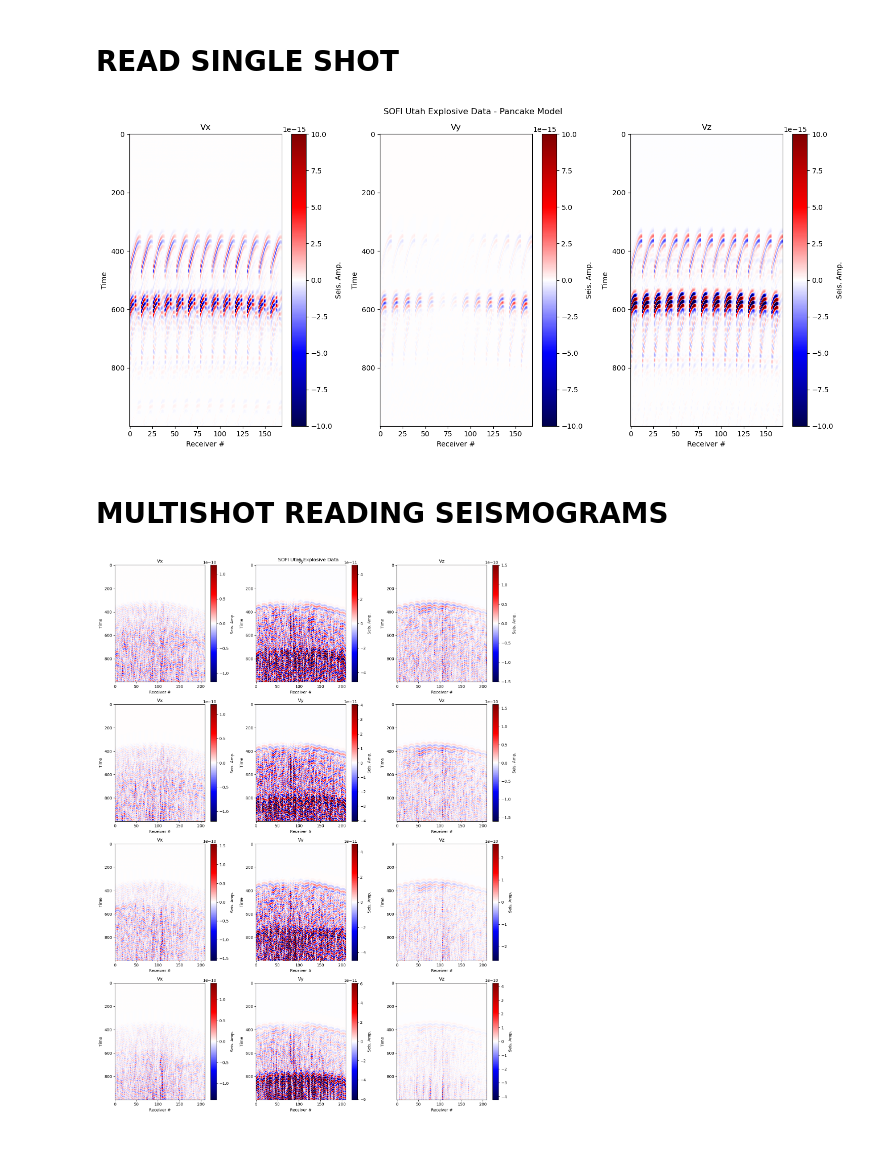
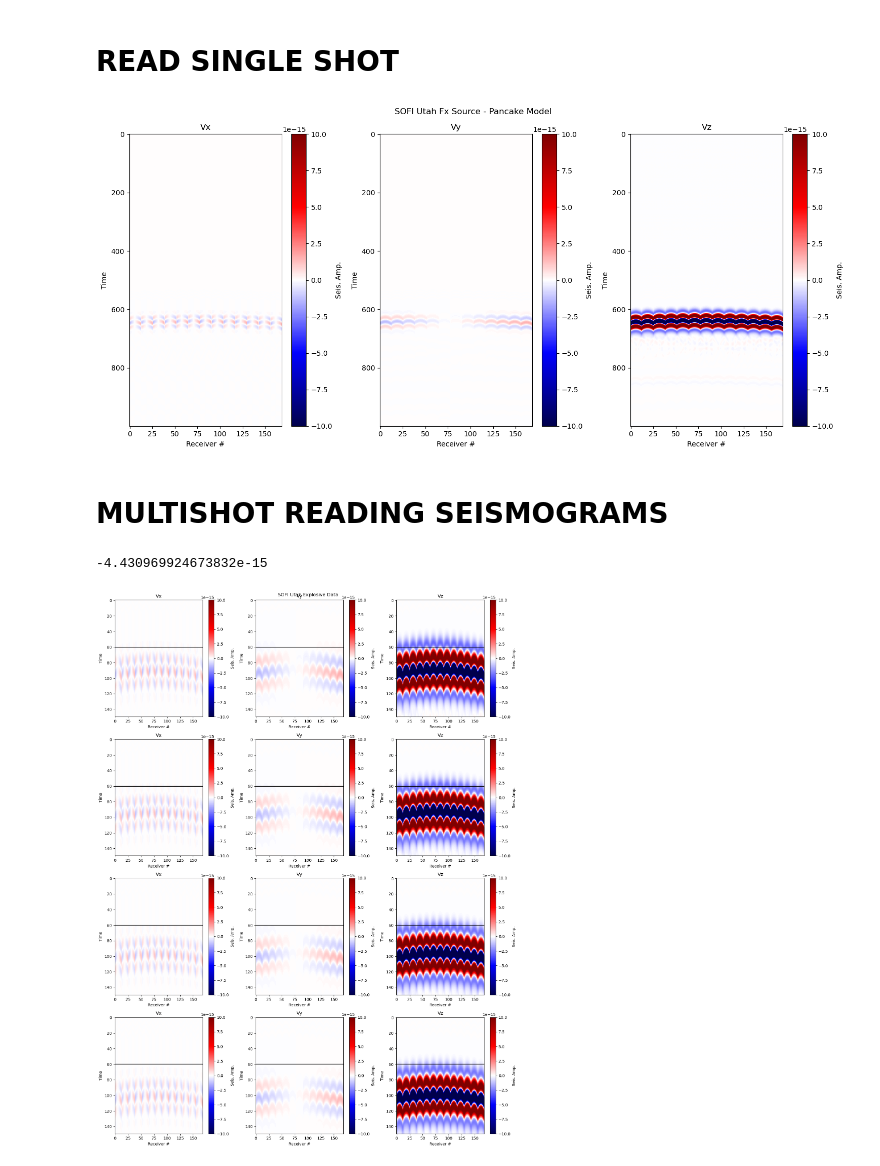
Before and after one commit to FraCSPy/FraCSPy, a Jupyter notebook: Notebooks/UTAH/ReadSOFI_UtahFORGE_MutliShot-FromShaheen.ipynb, the cells around one changed output. Saved outputs shown, nothing was run; the diff lists cells and outputs as text; code cells hidden in the pictures.

```diff
--- a/Notebooks/UTAH/ReadSOFI_UtahFORGE_MutliShot-FromShaheen.ipynb
+++ b/Notebooks/UTAH/ReadSOFI_UtahFORGE_MutliShot-FromShaheen.ipynb
@@ -8,7 +8,11 @@ from pyfrac.visualisation.plotting_support import explode_volume
 %matplotlib inline
 import matplotlib.pyplot as plt
 # %%
-seispath = '/home/birniece/Documents/Projects/MicroseismicModelling/ShaheenTransfers/INCOMING/UtahFORGE_GriddedRecs_Pancake/outputs/su'
+shaheen_incoming = '/home/birniece/Documents/Projects/MicroseismicModelling/ShaheenTransfers/INCOMING/'
+seispath = 'UtahFORGE_GriddedRecs_Pancake/outputs/su/su/'
+# seispath = '/home/birniece/Documents/Projects/MicroseismicModelling/ShaheenTransfers/INCOMING/UtahFORGE_GriddedRecs/outputs/su'
+# nr = 210
+
 expname = 'multishot_group19'
 # %%
 
@@ -36,7 +40,7 @@ def traceimage(data, norm_indiv=False, figsize=[12, 6], cbar=True, clim=1, cmap=
 # %%
 nr = 169
 nt = 1000
-n_srcs = 200
+n_srcs = 50
 # %%
 def read_seis(seisfile, nr):
     # s_wave_file = os.path.join(data_path,'test.bin.curl')
@@ -70,10 +74,10 @@ axs[0].set_title('Vx')
 axs[1].set_title('Vy')
 axs[2].set_title('Vz')
 
-plt.suptitle('SOFI Utah Explosive Data - Pancake Model')
+plt.suptitle('SOFI Utah Fx Source - Pancake Model')
 plt.tight_layout()
 # %% [output]
-[figure, old version]
+[figure, new version]
 # %% [markdown]
 # MULTISHOT READING SEISMOGRAMS
 # %%
@@ -81,21 +85,25 @@ vx = np.zeros([n_srcs, nr, nt])
 vy = np.zeros([n_srcs, nr, nt])
 vz = np.zeros([n_srcs, nr, nt])
 for i,srcnum in enumerate(range(n_srcs)):
-    vx[i]  = read_seis(os.path.join(seispath,'%s_vx.txt.shot%.i'%(expname,srcnum+1)), nr)
-    vy[i]  = read_seis(os.path.join(seispath,'%s_vy.txt.shot%i'%(expname,srcnum+1)), nr)
-    vz[i]  = read_seis(os.path.join(seispath,'%s_vz.txt.shot%i'%(expname,srcnum+1)), nr)
+    vx[i]  = read_seis(os.path.join(shaheen_incoming,seispath,'%s_vx.txt.shot%.i'%(expname,srcnum+1)), nr)
+    vy[i]  = read_seis(os.path.join(shaheen_incoming,seispath,'%s_vy.txt.shot%i'%(expname,srcnum+1)), nr)
+    vz[i]  = read_seis(os.path.join(shaheen_incoming,seispath,'%s_vz.txt.shot%i'%(expname,srcnum+1)), nr)
+# %%
+np.sum(vz[0]-vz[25])
+# %% [output]
+-4.430969924673832e-15
 # %%
 fig,axs = plt.subplots(4,3,figsize=[15,20])
 for i in range(4):
-    traceimage(vx[i*50], climQ=100, ax=axs[i,0])
-    traceimage(vz[i*50], climQ=95, ax=axs[i,1])
-    traceimage(vy[i*50], climQ=100, ax=axs[i,2])
+    traceimage(vx[i*10,:,550:700],  clim=1e-14, ax=axs[i,0])
+    traceimage(vz[i*10,:,550:700],  clim=1e-14, ax=axs[i,1])
+    traceimage(vy[i*10,:,550:700],  clim=1e-14, ax=axs[i,2])
 
 for ax in axs[:,0]:ax.set_title('Vx')
 for ax in axs[:,1]:ax.set_title('Vy')
 for ax in axs[:,2]:ax.set_title('Vz')
-
+for ax in axs.ravel():ax.axhline(60, c='k')
 plt.suptitle('SOFI Utah Explosive Data')
 plt.tight_layout()
 # %% [output]
-[figure, old version]
+[figure, new version]
```
Also changed, not shown: parts of 1 cell of this notebook, 14 other files.
